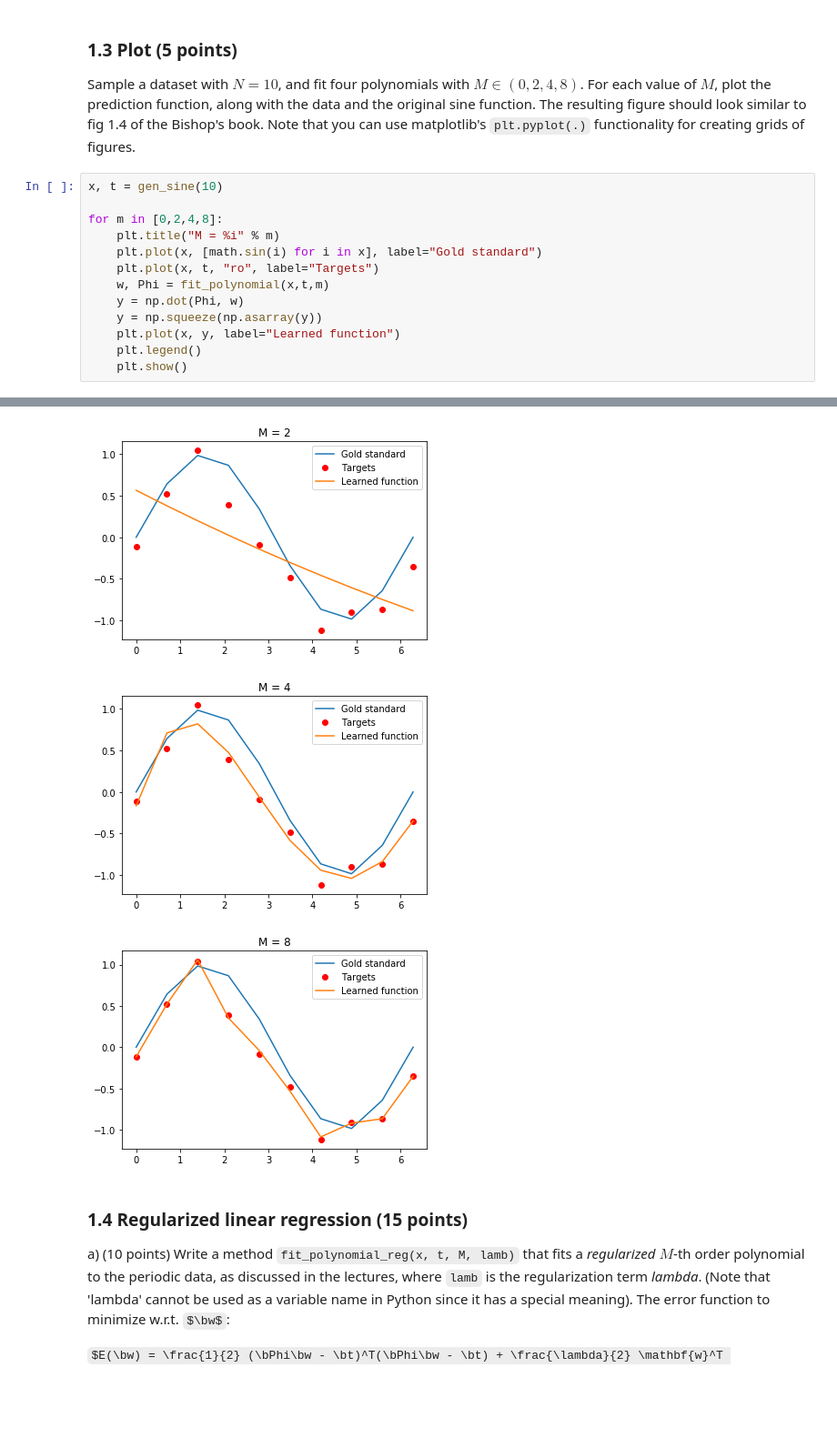
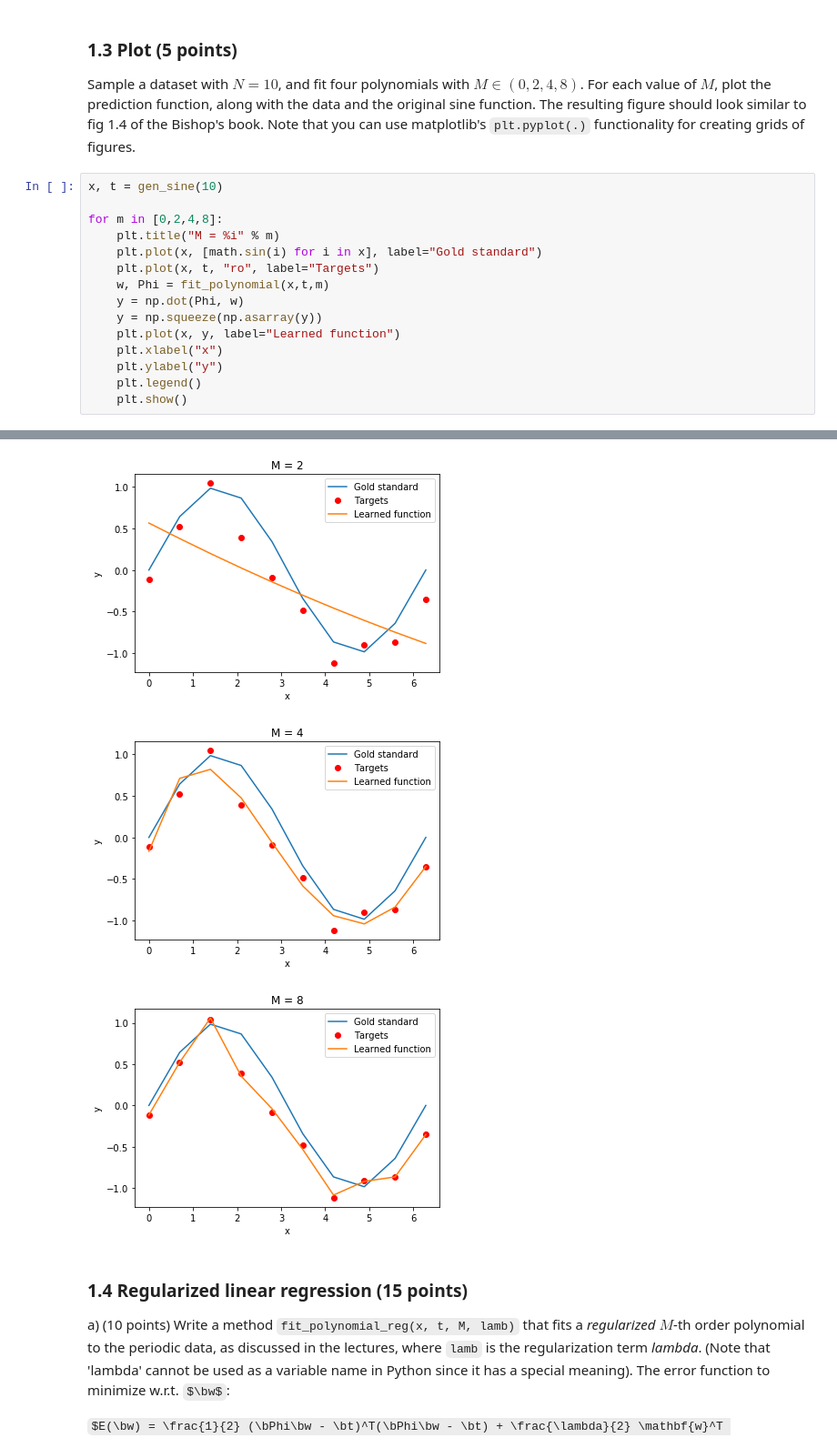
Before and after one commit to AxelBremer/ml1_lab1, a Jupyter notebook: 11023325_11029669_lab1.ipynb, the cells around one changed output, grey strips where cells are left out. Shown at 91% size. Drawn from its saved outputs; the diff is of its cells as text; some formulas as TeX source; blank space fills up the shorter version.

```diff
--- a/11023325_11029669_lab1.ipynb
+++ b/11023325_11029669_lab1.ipynb
@@ -181,6 +181,8 @@ for m in [0,2,4,8]:
     y = np.dot(Phi, w)
     y = np.squeeze(np.asarray(y))
     plt.plot(x, y, label="Learned function")
+    plt.xlabel("x")
+    plt.ylabel("y")
     plt.legend()
     plt.show()
 # %% [output]
@@ -188,6 +190,6 @@ for m in [0,2,4,8]:
-[figure, old version]
+[figure, new version]
-[figure, old version]
+[figure, new version]
-[figure, old version]
+[figure, new version]
 # %% [markdown]
 ### 1.4 Regularized linear regression (15 points)
 
```
Also changed, not shown: parts of 4 cells of this notebook.
